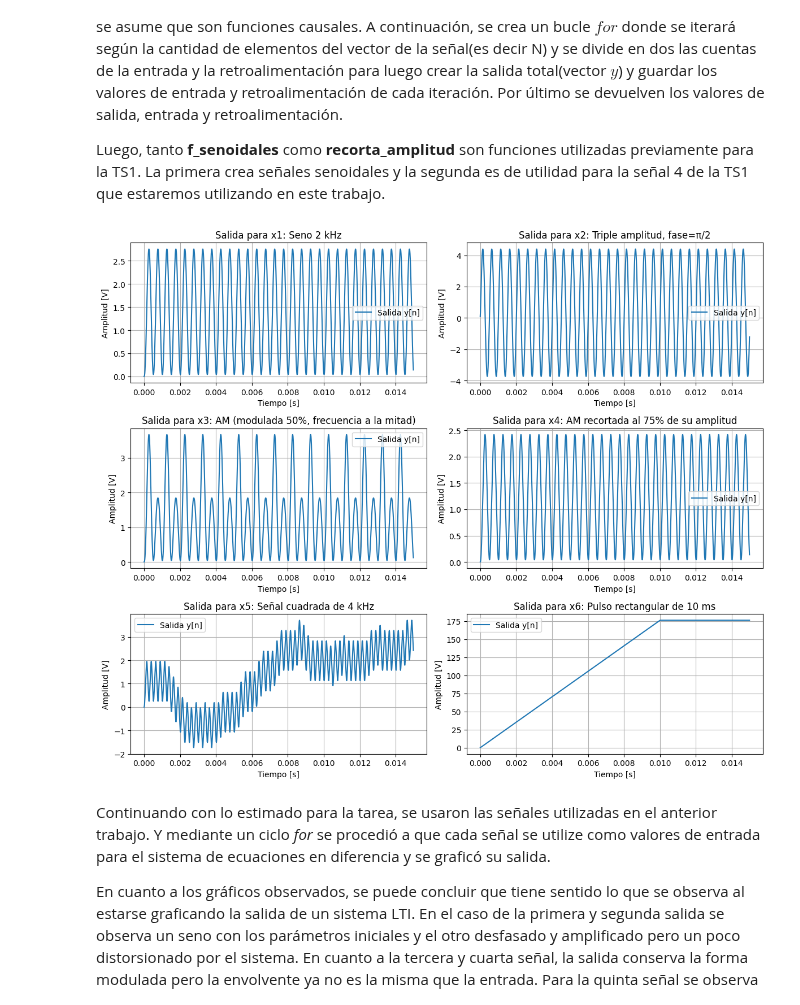
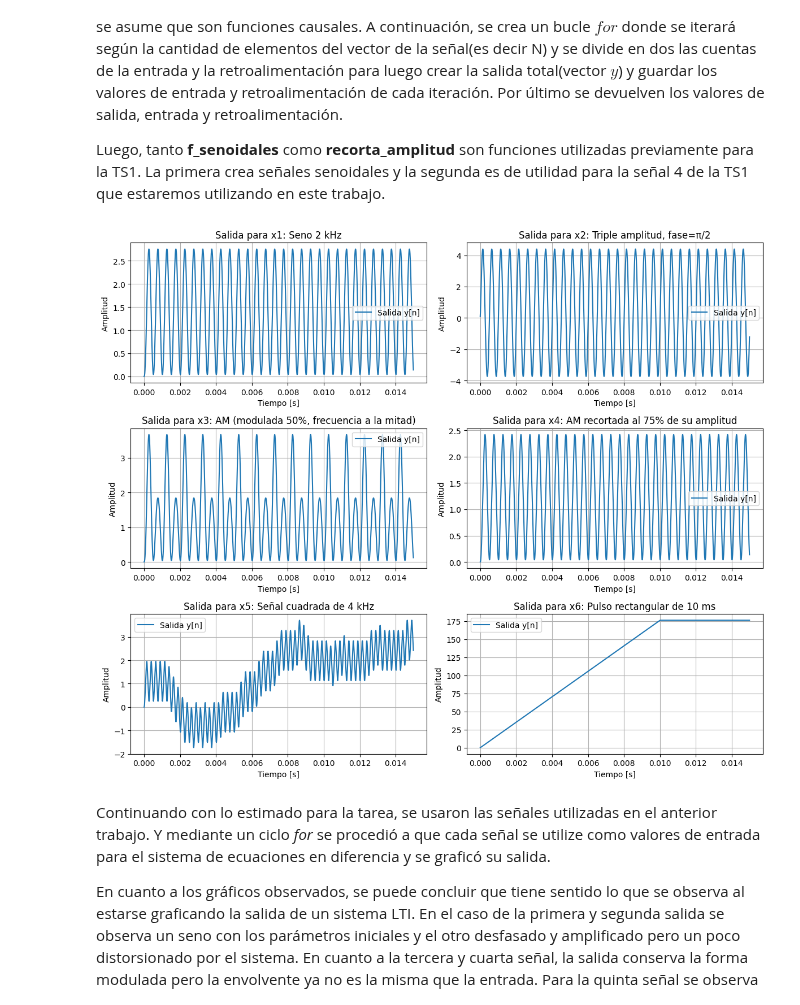
Before and after one commit to aguspaolini/aps-Paolini-Rosso, a Jupyter notebook: TS2-Poric.ipynb, the cells around one changed output. Saved outputs shown, nothing was run; the diff lists cells and outputs as text; code cells hidden in the pictures.

```diff
--- a/TS2-Poric.ipynb
+++ b/TS2-Poric.ipynb
@@ -107,35 +107,35 @@ x4 = recorta_amplitud(x1, ratio = 0.75)
 #2.5 Señal cuadrada de 4 kHz(amplitud amp_max, valores + o - amp_max)
 x5 = amp_max * np.sign(np.sin(2*np.pi*4000*t))
 
 #2.6 Pulso rectangular de 10 ms (amplitud amp_max)
 x6 = np.zeros_like(t)
 t0, ancho = 0.00, 0.010          # de 0 a 10 ms
 mask = (t >= t0) & (t < t0 + ancho)
 x6[mask] = amp_max
 
 senales_TS1 = {
     "x1: Seno 2 kHz":x1,
     "x2: Triple amplitud, fase=π/2":x2,
     "x3: AM (modulada 50%, frecuencia a la mitad)":x3,
     "x4: AM recortada al 75% de su amplitud":x4,
     "x5: Señal cuadrada de 4 kHz":x5,
     "x6: Pulso rectangular de 10 ms":x6,
 }
 
 plt.figure(figsize=(12, 10))
 for i, (nombre, x) in enumerate(senales_TS1.items(), 1):
     y_rtdo, e_rtdo, r_rtdo = sist_lti(x)
     plt.subplot(3, 2, i)
     plt.plot(t, y_rtdo, label="Salida y[n]")
     plt.xlabel("Tiempo [s]")
-    plt.ylabel("Amplitud [V]")
+    plt.ylabel("Amplitud")
     plt.title(f"Salida para {nombre}")
     plt.grid(True)
     plt.legend()
 plt.tight_layout()
 plt.show()
 # %% [output]
-[figure, old version]
+[figure, new version]
 # %% [markdown]
 Continuando con lo estimado para la tarea, se usaron las señales utilizadas en el anterior trabajo. Y mediante un ciclo *for* se procedió a que cada señal se utilize como valores de entrada para el sistema de ecuaciones en diferencia y se graficó su salida.
 
```
Also changed, not shown: parts of 3 cells of this notebook, 1 other file.
